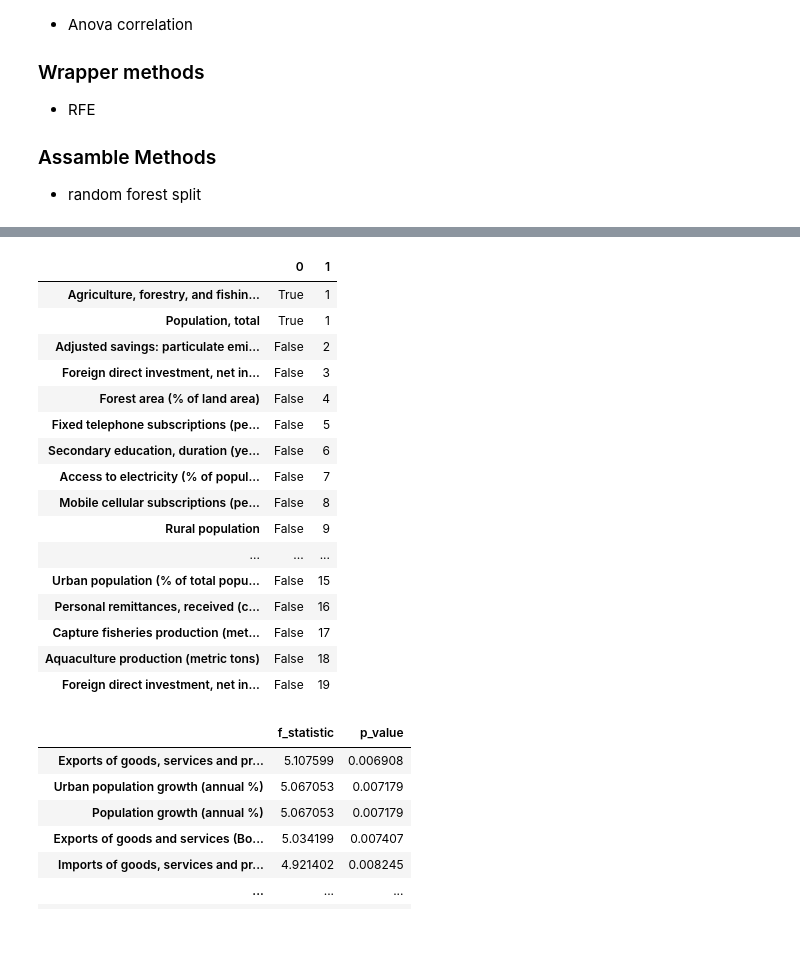
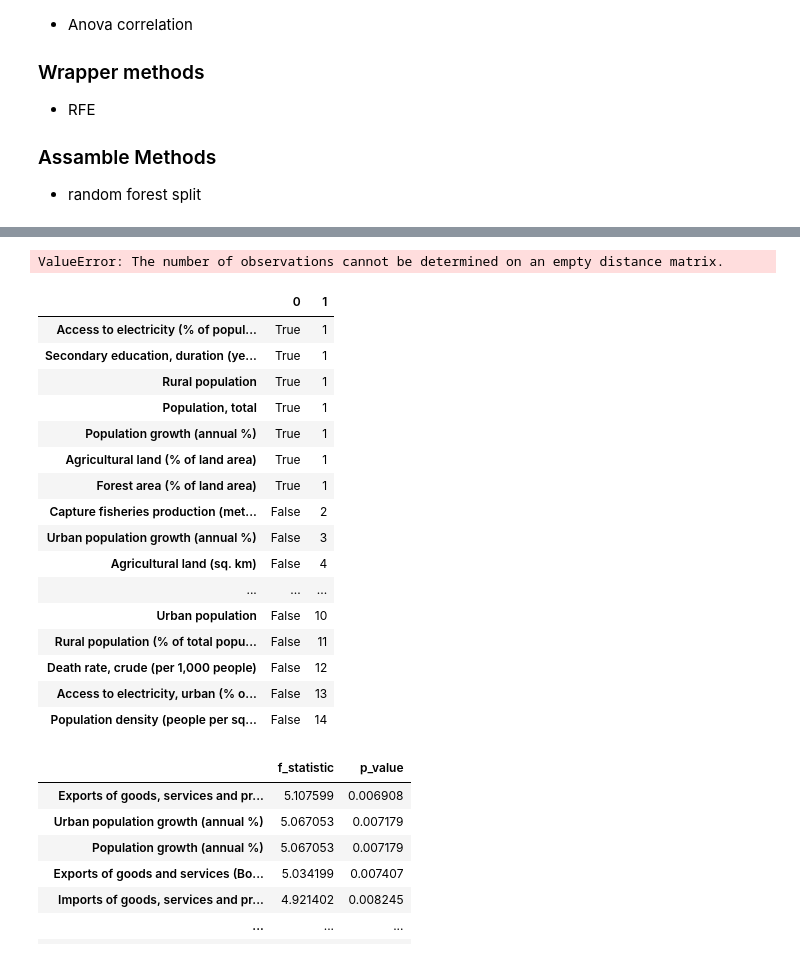
Before and after one commit to Lucas-Correa/Stats_Banner, a Jupyter notebook: Dual_City/notebooks/Merge and Fill Na.ipynb, the cells around one changed output, grey strips where cells are left out. Saved outputs shown, nothing was run; the diff lists cells and outputs as text; code cells hidden in the pictures.

```diff
--- a/Dual_City/notebooks/Merge and Fill Na.ipynb
+++ b/Dual_City/notebooks/Merge and Fill Na.ipynb
@@ -50,7 +50,7 @@ wdi = wdi.loc[~wdi['Country Name'].isin(cname[:49])]
 
 # 2. Keep only years we want
 df = df.query('Year >= 2000 & Year <2020')
-wdi = pd.concat([wdi.iloc[:,:4],wdi.iloc[:,43:-1]],axis=1)
+wdi = pd.concat([wdi.iloc[:,:4],wdi.iloc[:,44:-1]],axis=1)
 # %% [markdown]
 # Changing world Region and selecting some countries
 # %%
@@ -88,8 +98,8 @@ len(df_country['country'].unique())
 First we are going to filter indicators with more than 20% of the data as nan values along countries and years. Inputation in thoses cases would change too much the analysis
 # %%
 Indicator_names = np.mean(1 -wdi.groupby('Indicator Name').count().iloc[:,3:-1]/217,axis =1)
-Indicator_little_nan = pd.DataFrame(Indicator_names[Indicator_names<.20].sort_values(),columns=['% of nan'])
-Indicator_little_nan.head(50)
+Indicator_little_nan = pd.DataFrame(Indicator_names[Indicator_names<.06].sort_values(),columns=['% of nan'])
+Indicator_little_nan
 # %% [output]
 |  | % of nan |
 | Indicator Name |  |
@@ -122,6 +158,6 @@ the *'by Population density and GDP per capta'* suppose to find the best mode an
 # %%
 # knn imputer
-imputer = KNNImputer(n_neighbors=5)
+imputer = KNNImputer(n_neighbors=10)
 filtered_wdi.iloc[:,4:] = imputer.fit_transform(filtered_wdi.iloc[:,4:])
 filtered_wdi
 # %% [output]
@@ -188,31 +266,40 @@ cor_kendall[['Dualcit_grouped']].sort_values('Dualcit_grouped',ascending=False)
+# %%
+from sklearn.cluster import KMeans
+from sklearn.cluster import AgglomerativeClustering
+from scipy.cluster.hierarchy import dendrogram
+from scipy.cluster.hierarchy import linkage
+from scipy.cluster.hierarchy import set_link_color_palette
+kmeans_Hierarchical(wdi_scaled)
+# %% [output]
+ValueError: The number of observations cannot be determined on an empty distance matrix.
 # %%
 model = LogisticRegression()
-rfe = RFE(estimator = model, n_features_to_select = 2)
+rfe = RFE(estimator = model, n_features_to_select = 7)
 X_rfe = rfe.fit_transform(X = wdi_scaled.iloc[:,:-1], y = wdi_scaled[['Dualcit_grouped']])
 
 selected_features = pd.Series(rfe.support_, index = wdi_scaled.iloc[:,:-1].columns)
 rank = pd.Series(rfe.ranking_, index = wdi_scaled.iloc[:,:-1].columns)
 
 features_rfe = pd.concat([selected_features,rank],axis=1)
 features_rfe.sort_values(1).head(20)
 # %% [output]
 |  | 0 | 1 |
-| Agriculture, forestry, and fishin... | True | 1 |
+| Access to electricity (% of popul... | True | 1 |
+| Secondary education, duration (ye... | True | 1 |
+| Rural population | True | 1 |
 | Population, total | True | 1 |
-| Adjusted savings: particulate emi... | False | 2 |
-| Foreign direct investment, net in... | False | 3 |
-| Forest area (% of land area) | False | 4 |
-| Fixed telephone subscriptions (pe... | False | 5 |
-| Secondary education, duration (ye... | False | 6 |
-| Access to electricity (% of popul... | False | 7 |
-| Mobile cellular subscriptions (pe... | False | 8 |
-| Rural population | False | 9 |
+| Population growth (annual %) | True | 1 |
+| Agricultural land (% of land area) | True | 1 |
+| Forest area (% of land area) | True | 1 |
+| Capture fisheries production (met... | False | 2 |
+| Urban population growth (annual %) | False | 3 |
+| Agricultural land (sq. km) | False | 4 |
 | ... | ... | ... |
-| Urban population (% of total popu... | False | 15 |
-| Personal remittances, received (c... | False | 16 |
-| Capture fisheries production (met... | False | 17 |
-| Aquaculture production (metric tons) | False | 18 |
-| Foreign direct investment, net in... | False | 19 |
+| Urban population | False | 10 |
+| Rural population (% of total popu... | False | 11 |
+| Death rate, crude (per 1,000 people) | False | 12 |
+| Access to electricity, urban (% o... | False | 13 |
+| Population density (people per sq... | False | 14 |
 # %%
 f_st = pd.Series(f_classif(wdi_scaled.iloc[:,:-1], wdi_scaled[['Dualcit_grouped']])[0],index=wdi_scaled.iloc[:,:-1].columns,name='f_statistic')
 p_val = pd.Series(f_classif(wdi_scaled.iloc[:,:-1], wdi_scaled[['Dualcit_grouped']])[1],index=wdi_scaled.iloc[:,:-1].columns,name='p_value')
```
Also changed, not shown: parts of 8 cells of this notebook.
